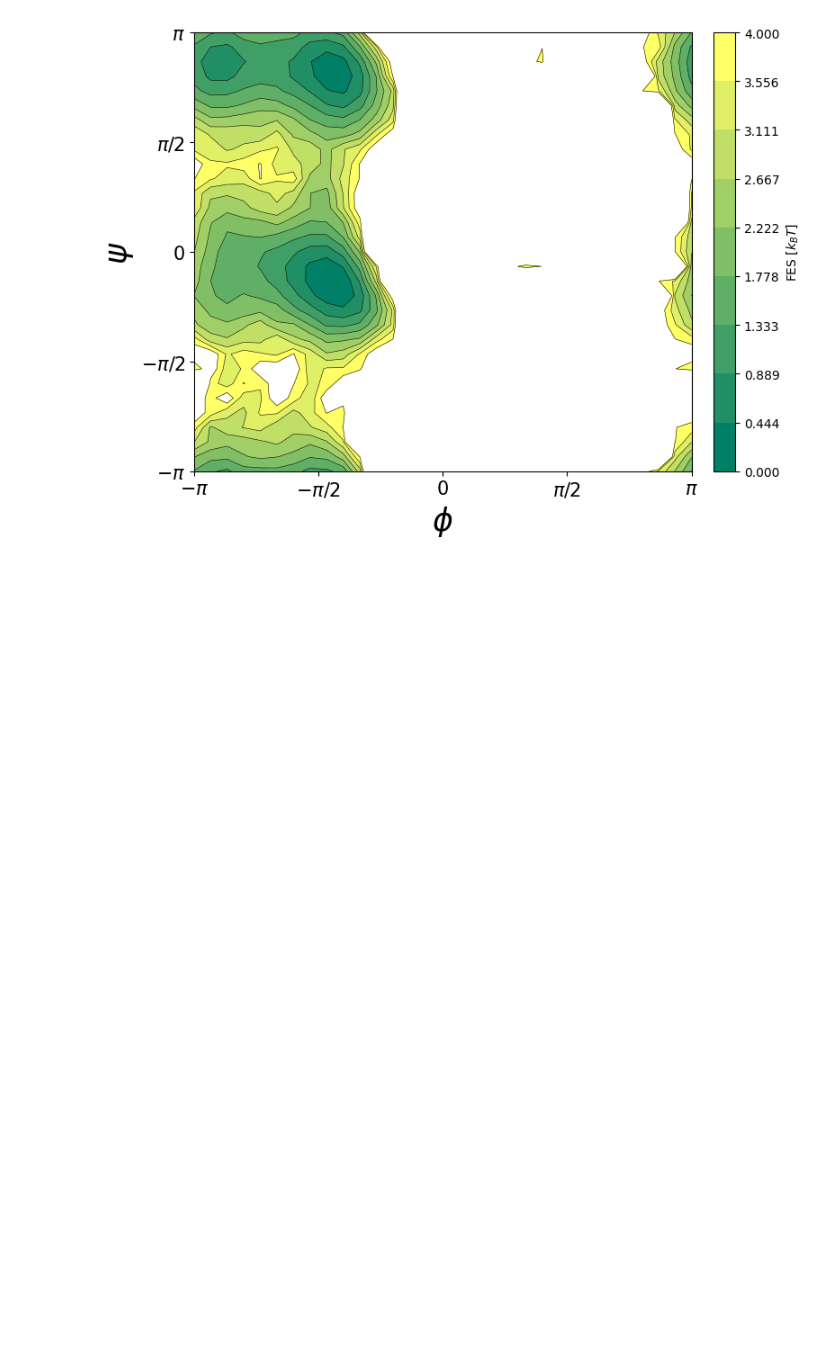
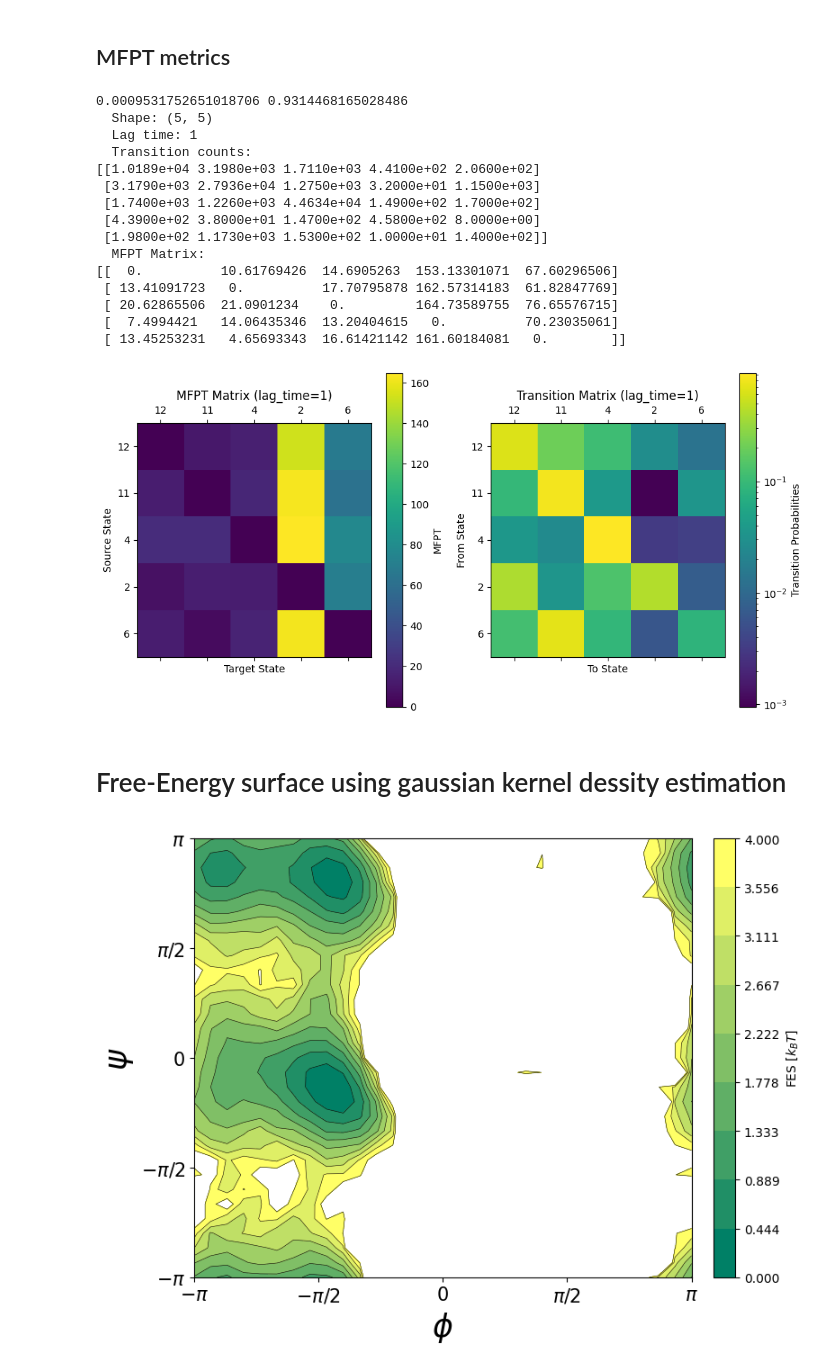
Before and after one commit to goharalisiddiqui/surrogate-dynamics, a Jupyter notebook: data_generation/plots.ipynb, the cells around one changed output. Cells and saved outputs as stored; diff of their text form; code cells hidden in the pictures; blank space fills up the shorter version.

```diff
--- a/data_generation/plots.ipynb
+++ b/data_generation/plots.ipynb
@@ -27,0 +207,6 @@ psi = Rama.angles[:, 0, 1] / 180 * np.pi
+# %%
+# states
+selected = [12,11,4,2,6] # choose which states to consider
+selected_idx = [i-1 for i in selected]
+
+print("Selected states:", min_points[selected_idx])
@@ -28,3 +219,77 @@ psi = Rama.angles[:, 0, 1] / 180 * np.pi
+# %% [markdown]
+## MFPT metrics
+# %%
+from matplotlib.colors import LogNorm
+
+
+lag_time = 1
+minima = min_points[selected_idx]
+msm_data = np.stack([phi, psi], axis=-1)
+# n_max_states = 4
+# if len(minima) > n_max_states:
+#     minima = minima[:n_max_states]
+transition_counts, transition_matrix, mfpt_matrix = compute_mfpt_matrix(msm_data, minima, lag=lag_time)
+
+
+fig, ax = plt.subplots(1, 2, figsize=(10,5))
+# Plot MFPT matrix
+ax[0].matshow(mfpt_matrix, cmap='viridis')
+fig.colorbar(cm.ScalarMappable(cmap='viridis',
+                               norm=plt.Normalize(vmin=mfpt_matrix.min(), vmax=mfpt_matrix.max())),
+                               ax=ax[0],
+                               label='MFPT')
+ax[0].set_title(f'MFPT Matrix (lag_time={lag_time})')
+ax[0].set_xlabel('Target State')
+ax[0].set_ylabel('Source State')
+ax[0].set_xticks(np.arange(len(minima)))
+ax[0].set_yticks(np.arange(len(minima)))
+ax[0].set_xticklabels([str(i) for i in selected])
+ax[0].set_yticklabels([str(i) for i in selected])
+
+
+# Plot Transition counts
+print(transition_matrix.min(), transition_matrix.max())
+tm_norm = LogNorm(vmin=transition_matrix.min(), vmax=transition_matrix.max())
+# transition_matrix = np.log1p(transition_matrix)
+ax[1].matshow(transition_matrix, cmap='viridis', norm=tm_norm)
+fig.colorbar(cm.ScalarMappable(cmap='viridis',
+                               norm=tm_norm),
+                               ax=ax[1],
+                               label='Transition Probabilities')
+ax[1].set_title(f'Transition Matrix (lag_time={lag_time})')
+ax[1].set_xlabel('To State')
+ax[1].set_ylabel('From State')
+ax[1].set_xticks(np.arange(len(minima)))
+ax[1].set_yticks(np.arange(len(minima)))
+ax[1].set_xticklabels([str(i) for i in selected])
+ax[1].set_yticklabels([str(i) for i in selected])
+
+fig.tight_layout()
+
+
+print(f"  Shape: {mfpt_matrix.shape}")
+print(f"  Lag time: {lag_time}")
+print(f"  Transition counts:\n{transition_counts}")
+print(f"  MFPT Matrix:\n{mfpt_matrix}")
+# %% [output]
+0.0009531752651018706 0.9314468165028486
+  Shape: (5, 5)
+  Lag time: 1
+  Transition counts:
+[[1.0189e+04 3.1980e+03 1.7110e+03 4.4100e+02 2.0600e+02]
+ [3.1790e+03 2.7936e+04 1.2750e+03 3.2000e+01 1.1500e+03]
+ [1.7400e+03 1.2260e+03 4.4634e+04 1.4900e+02 1.7000e+02]
+ [4.3900e+02 3.8000e+01 1.4700e+02 4.5800e+02 8.0000e+00]
+ [1.9800e+02 1.1730e+03 1.5300e+02 1.0000e+01 1.4000e+02]]
+  MFPT Matrix:
+[[  0.          10.61769426  14.6905263  153.13301071  67.60296506]
+ [ 13.41091723   0.          17.70795878 162.57314183  61.82847769]
+ [ 20.62865506  21.0901234    0.         164.73589755  76.65576715]
+ [  7.4994421   14.06435346  13.20404615   0.          70.23035061]
+ [ 13.45253231   4.65693343  16.61421142 161.60184081   0.        ]]
+[figure, added]
+# %% [markdown]
+# Free-Energy surface using gaussian kernel dessity estimation
 # %%
 def free_energy_weights(a, b, T, y0, ymax, x0, xmax, w = None):
     free_energy, xedges, yedges = np.histogram2d(
```
Also changed, not shown: parts of 15 cells of this notebook, 11 other files.
